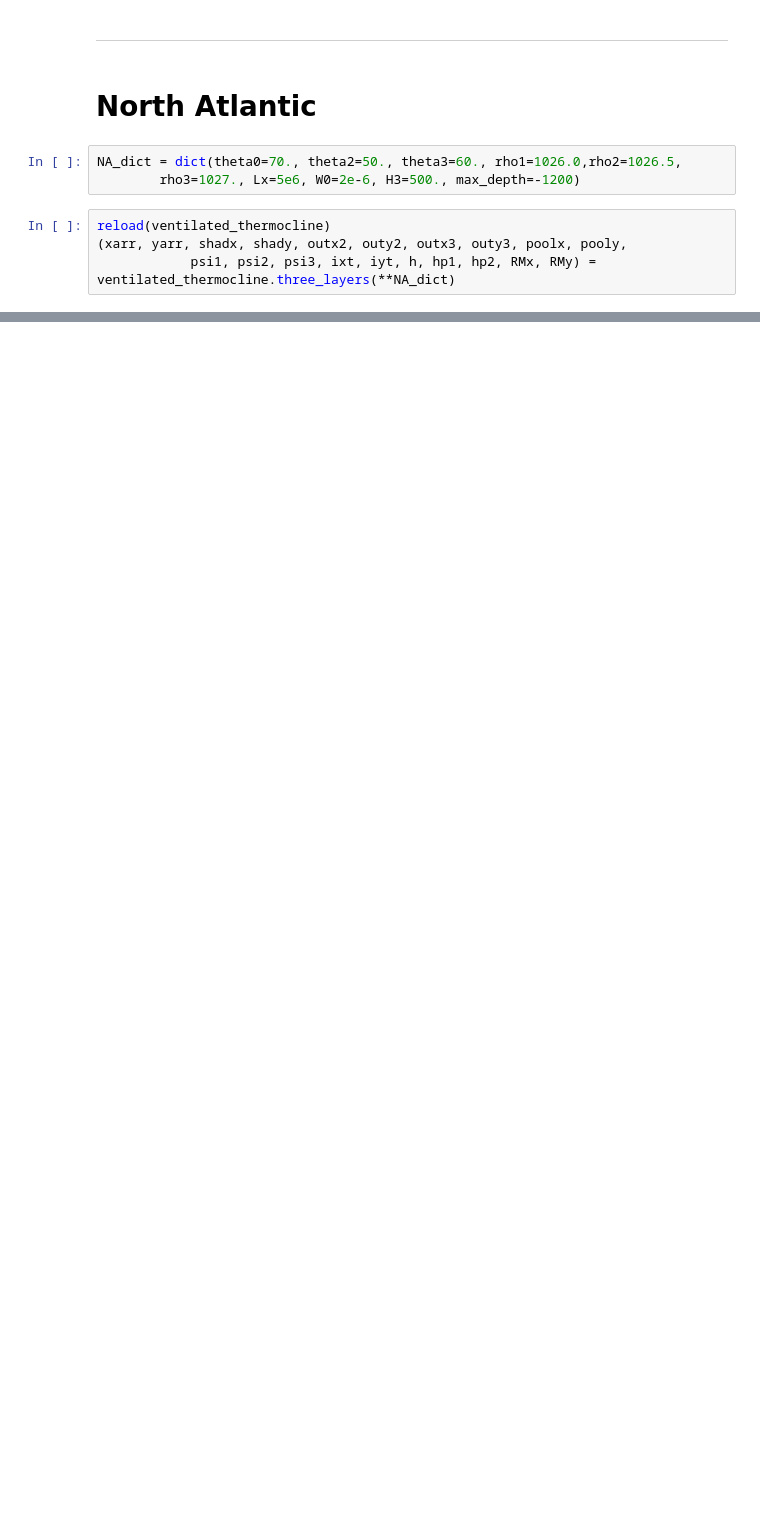
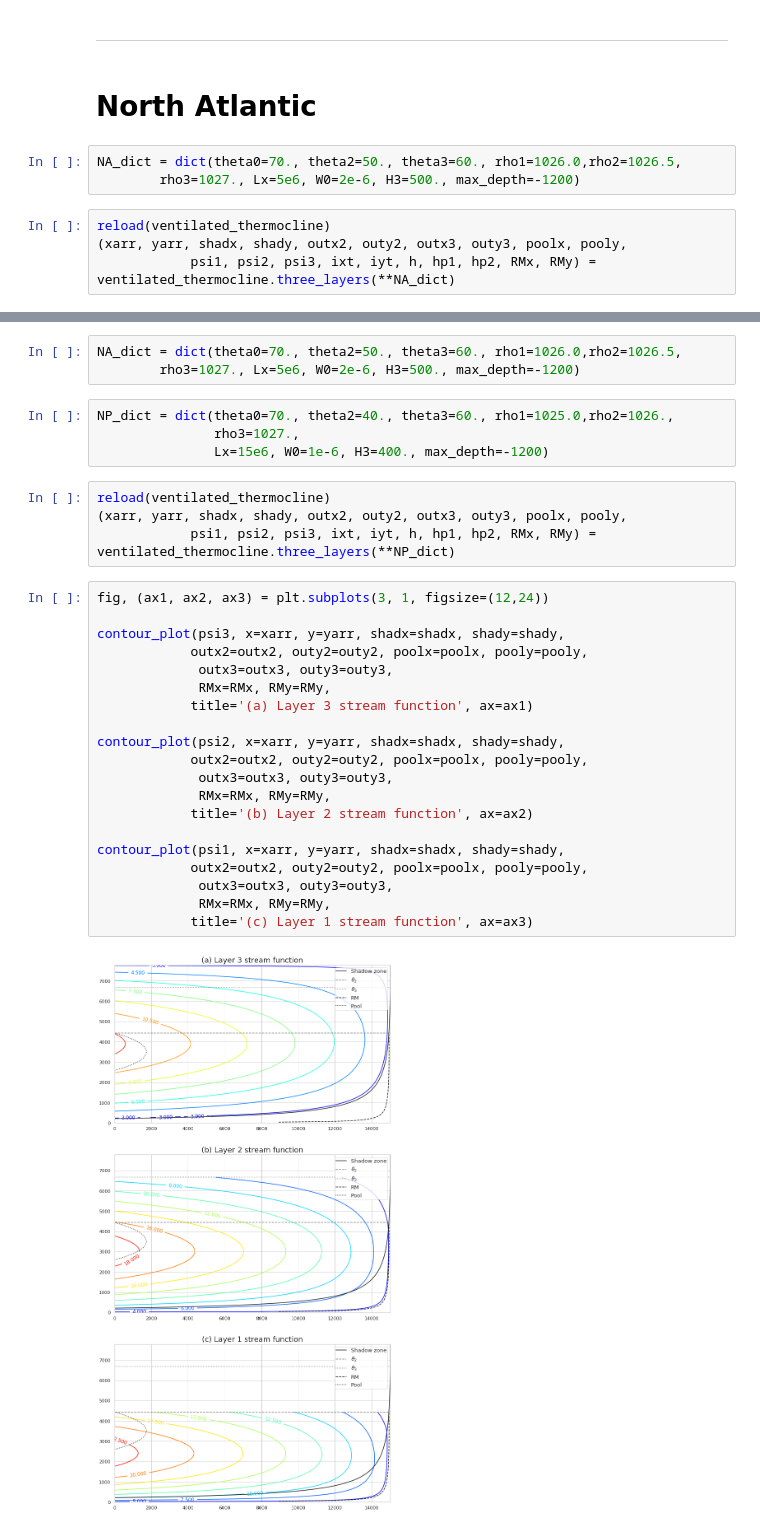
Before and after one commit to profxj/ocea200, a Jupyter notebook: OCEA-201/hw/5/Homework5_2.ipynb, the cells around one changed output, grey strips where cells are left out. Cells and saved outputs as stored; diff of their text form; blank space fills up the shorter version.

```diff
--- a/OCEA-201/hw/5/Homework5_2.ipynb
+++ b/OCEA-201/hw/5/Homework5_2.ipynb
@@ -115,0 +129,33 @@ contour_plot(psi1, x=xarr, y=yarr, shadx=shadx, shady=shady,
+# %%
+NA_dict = dict(theta0=70., theta2=50., theta3=60., rho1=1026.0,rho2=1026.5,
+        rho3=1027., Lx=5e6, W0=2e-6, H3=500., max_depth=-1200)
+# %%
+NP_dict = dict(theta0=70., theta2=40., theta3=60., rho1=1025.0,rho2=1026.,
+               rho3=1027.,
+               Lx=15e6, W0=1e-6, H3=400., max_depth=-1200)
+# %%
+reload(ventilated_thermocline)
+(xarr, yarr, shadx, shady, outx2, outy2, outx3, outy3, poolx, pooly,
+            psi1, psi2, psi3, ixt, iyt, h, hp1, hp2, RMx, RMy) = ventilated_thermocline.three_layers(**NP_dict)
+# %%
+fig, (ax1, ax2, ax3) = plt.subplots(3, 1, figsize=(12,24))
+
+contour_plot(psi3, x=xarr, y=yarr, shadx=shadx, shady=shady,
+            outx2=outx2, outy2=outy2, poolx=poolx, pooly=pooly,
+             outx3=outx3, outy3=outy3,
+             RMx=RMx, RMy=RMy,
+            title='(a) Layer 3 stream function', ax=ax1)
+
+contour_plot(psi2, x=xarr, y=yarr, shadx=shadx, shady=shady,
+            outx2=outx2, outy2=outy2, poolx=poolx, pooly=pooly,
+             outx3=outx3, outy3=outy3,
+             RMx=RMx, RMy=RMy,
+            title='(b) Layer 2 stream function', ax=ax2)
+
+contour_plot(psi1, x=xarr, y=yarr, shadx=shadx, shady=shady,
+            outx2=outx2, outy2=outy2, poolx=poolx, pooly=pooly,
+             outx3=outx3, outy3=outy3,
+             RMx=RMx, RMy=RMy,
+            title='(c) Layer 1 stream function', ax=ax3)
+# %% [output]
+[figure, added]
```
Also changed, not shown: parts of 14 cells of this notebook, 2 other files.
